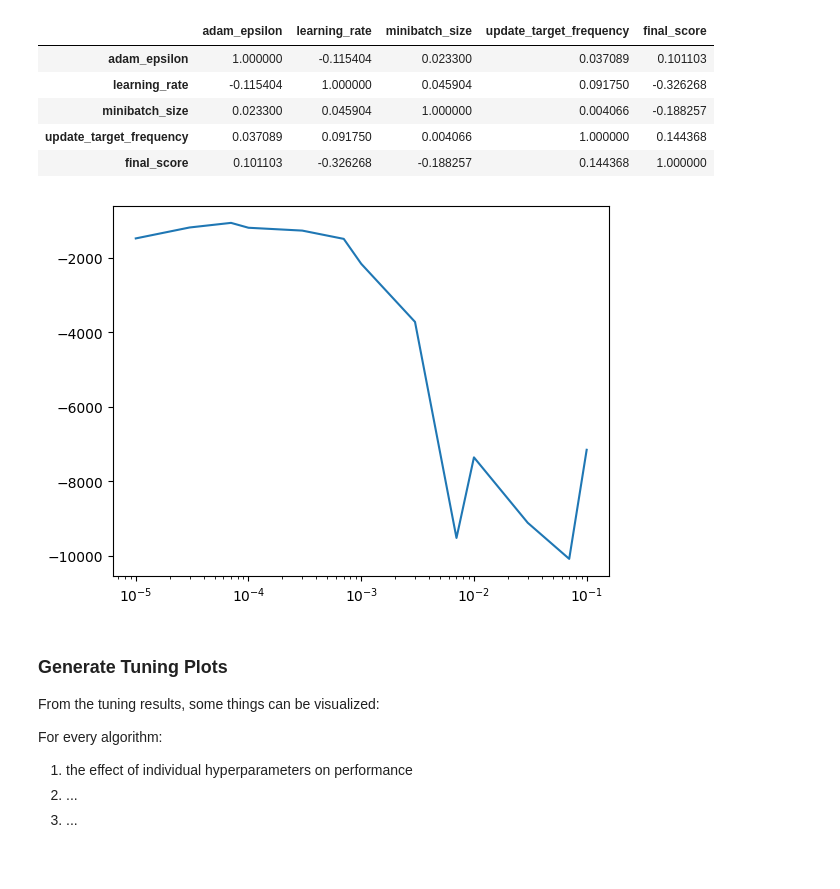
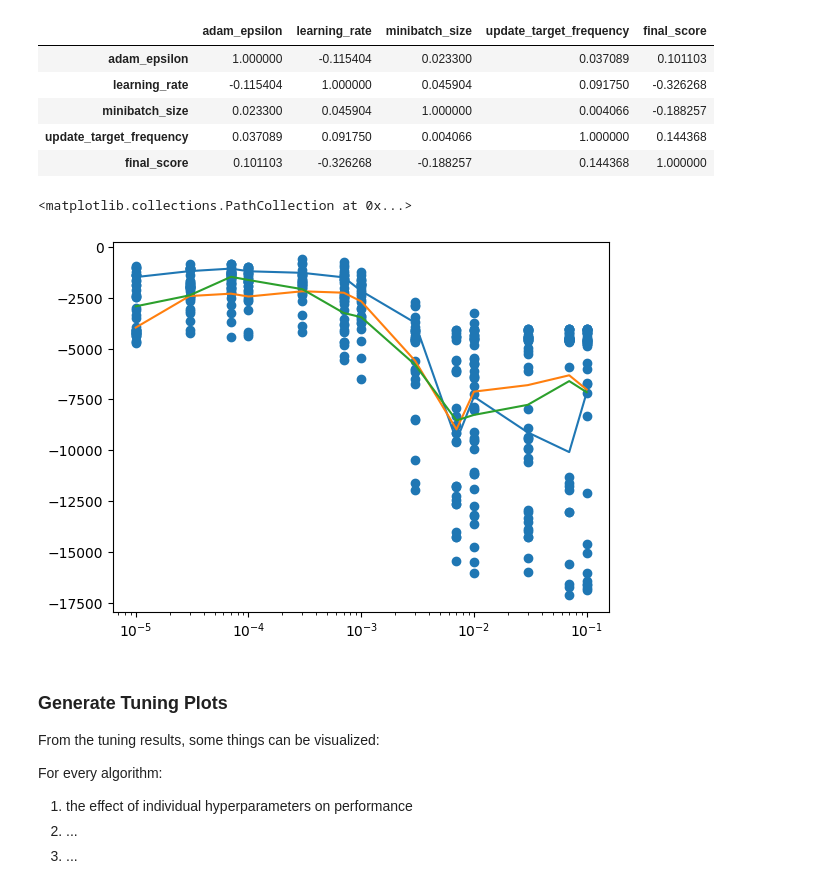
Before and after one commit to ludwigbald/msc-thesis, a Jupyter notebook: code/experiments/tuning/generate_tuning.ipynb, the cells around one changed output. Saved outputs shown, nothing was run; the diff lists cells and outputs as text; code cells hidden in the pictures.

```diff
--- a/code/experiments/tuning/generate_tuning.ipynb
+++ b/code/experiments/tuning/generate_tuning.ipynb
@@ -243,13 +260,16 @@ setups[setups["action_selection"] == "egreedy"][["adam_epsilon", "learning_rate"
 # %%
 # plot effect of hyperparameters on performance
 
 plt.plot(setups[setups["agent"] == "UADQN"].groupby("learning_rate")["final_score"].mean())
 plt.xscale("log")
-#plt.plot(setups[setups["action_selection"] == "softmax"].groupby("update_target_frequency")["final_score"].max())
+plt.plot(setups[setups["action_selection"] == "softmax"].groupby("learning_rate")["final_score"].mean())
+plt.plot(setups[setups["action_selection"] == "egreedy"].groupby("learning_rate")["final_score"].mean())
 
-#plt.plot(setups[setups["agent"] == "UADQN"].groupby("update_target_frequency")["final_score"].mean())
+plt.scatter(x=setups["learning_rate"],
+            y=setups["final_score"])
 # %% [output]
+<matplotlib.collections.PathCollection at 0x...>
-[figure, old version]
+[figure, new version]
 # %% [markdown]
 ### Generate Tuning Plots
 From the tuning results, some things can be visualized:
```
Also changed, not shown: parts of 1 cell of this notebook, 11 other files.
